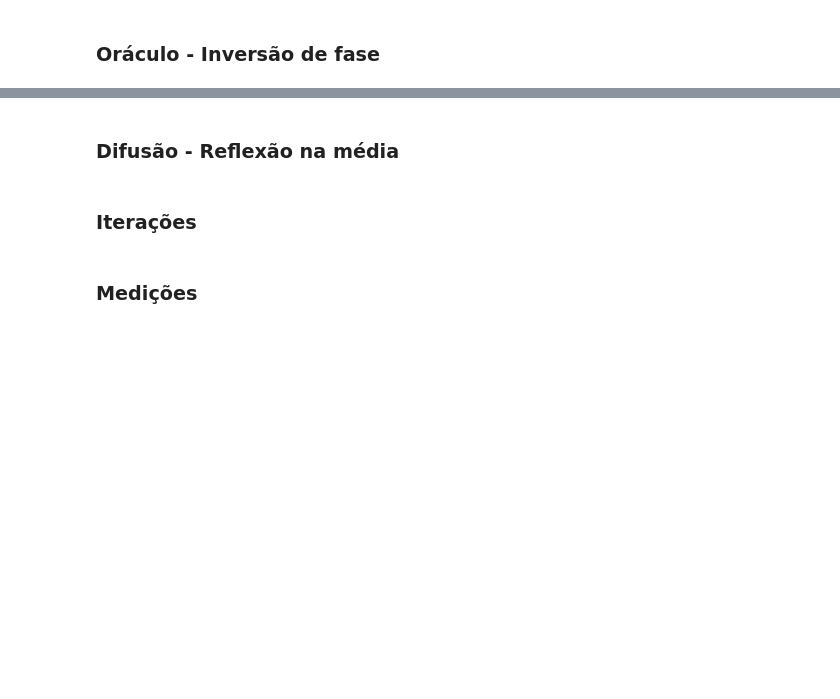
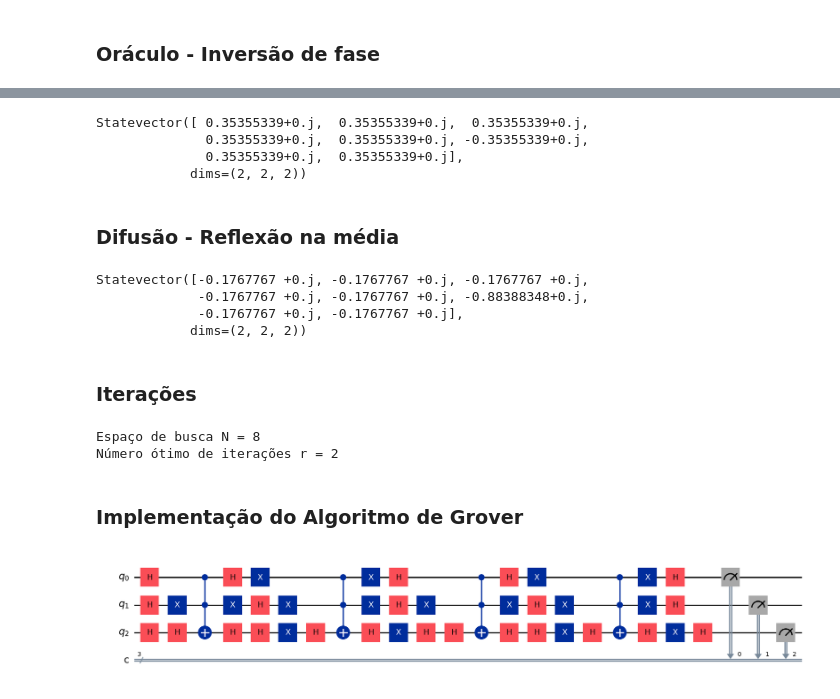
Before and after one commit to priscillalea/quantum-software.ipynb, a Jupyter notebook: quantum-associative-memory.ipynb, the cells around one changed output, grey strips where cells are left out. Saved outputs shown, nothing was run; the diff lists cells and outputs as text; code cells hidden in the pictures; blank space fills up the shorter version.

Commit message:
grover-completed

```diff
--- a/quantum-associative-memory.ipynb
+++ b/quantum-associative-memory.ipynb
@@ -39,6 +97,83 @@ qc.draw("mpl")
+# %%
+# o oráculo troca a fase do estado alvo, para que ele se destaque na interferência construtiva do algoritmo de Grover
+# Toffoli gate é uma operação multi-qubit que inverte o estado do qubit alvo apenas quando todos os qubits de controle estão em estado |1>
+def apply_oracle(qc, target):
+    n = len(target)
+    for i in range(n):
+        if target[i] == '0':  # se o bit do estado alvo for 0, aplicamos uma porta X para inverter o qubit porque o controle da porta Toffoli é ativado quando os qubits estão em estado |1>
+            qc.x(i) # aplica a porta X no qubit i para inverter seu estado, preparando-o para o controle da porta Toffoli
+    qc.h(n-1)  # aplica a porta Hadamard no último qubit para preparar para a porta de controle
+    qc.mcx(list(range(n-1)), n-1)  # aplica a porta Toffoli controlada por todos os qubits exceto o último
+    qc.h(n-1)  # aplica a porta Hadamard novamente para restaurar o estado do último qubit
+    for i in range(n):
+        if target[i] == '0':
+            qc.x(i)
+    return qc
+# %%
+# teste do oráculo para verificar se ele inverte a fase do estado alvo corretamente
+qc_test = create_base_circuit(n_qubits)
+qc_test = apply_hadamard_all(qc_test, n_qubits)
+qc_test = apply_oracle(qc_test, target_state)
+
+state = Statevector.from_instruction(qc_test)
+print(state)
+# %% [output]
+Statevector([ 0.35355339+0.j,  0.35355339+0.j,  0.35355339+0.j,
+              0.35355339+0.j,  0.35355339+0.j, -0.35355339+0.j,
+              0.35355339+0.j,  0.35355339+0.j],
+            dims=(2, 2, 2))
 # %% [markdown]
 ### Difusão - Reflexão na média
+# %%
+# Diffusion operator (inversão sobre a média) para amplificar a probabilidade do estado alvo
+def apply_diffusion(qc, n):
+    qc.h(range(n))  # aplica a porta Hadamard em todos os qubits para criar superposição
+    qc.x(range(n))  # aplica a porta X em todos os qubits para inverter seus estados
+    qc.h(n-1)       # aplica a porta Hadamard no último qubit para preparar para a porta de controle
+    qc.mcx(list(range(n-1)), n-1)  # aplica a porta Toffoli controlada por todos os qubits exceto o último
+    qc.h(n-1)       # aplica a porta Hadamard novamente para restaurar o estado do último qubit
+    qc.x(range(n))  # aplica a porta X novamente para restaurar os estados originais dos qubits
+    qc.h(range(n))  # aplica a porta Hadamard novamente para finalizar a inversão sobre a média
+    return qc
+# isso resulta em # D = H^{⊗n} X^{⊗n} MCZ X^{⊗n} H^{⊗n} onde ⊗ significa a aplicação da operação em todos os qubits, e MCZ é a porta de controle que inverte a fase do estado |11...1> (todos os qubits em estado |1>)
+# %%
+# teste do operador de difusão para verificar se ele amplifica a probabilidade do estado alvo corretamente
+qc_test = create_base_circuit(n_qubits)
+qc_test = apply_hadamard_all(qc_test, n_qubits)
+qc_test = apply_oracle(qc_test, target_state)
+qc_test = apply_diffusion(qc_test, n_qubits)
+
+state = Statevector.from_instruction(qc_test)
+print(state)
+# %% [output]
+Statevector([-0.1767767 +0.j, -0.1767767 +0.j, -0.1767767 +0.j,
+             -0.1767767 +0.j, -0.1767767 +0.j, -0.88388348+0.j,
+             -0.1767767 +0.j, -0.1767767 +0.j],
+            dims=(2, 2, 2))
 # %% [markdown]
 ### Iterações
+# %%
+# número ótimo de iterações r para maximizar a probabilidade de encontrar o estado alvo é aproximadamente π/4 * √N, onde N é o número total de estados possíveis (2^n_qubits)
+N = 2**n_qubits
+r = int(np.pi/4 * np.sqrt(N))
+
+print("Espaço de busca N =", N)
+print("Número ótimo de iterações r =", r)
+# %% [output]
+Espaço de busca N = 8
+Número ótimo de iterações r = 2
 # %% [markdown]
-### Medições
+### Implementação do Algoritmo de Grover
+# %%
+# construção completa
+qc = create_base_circuit(n_qubits) # cria o circuito base com n qubits e n bits clássicos
+qc = apply_hadamard_all(qc, n_qubits) # aplica a porta Hadamard em todos os qubits para criar superposição
+for _ in range(r): # loop para aplicar o oráculo e o operador de difusão
+    qc = apply_oracle(qc, target_state) # aplica o oráculo para inverter a fase do estado alvo
+    qc = apply_diffusion(qc, n_qubits) # aplica o operador de difusão para amplificar a probabilidade do estado alvo
+
+# medição
+qc.measure(range(n_qubits), range(n_qubits)) # mede todos os qubits e armazena os resultados nos bits clássicos correspondentes
+qc.draw("mpl")
+# %% [output]
+[figure, added]
```
Also changed, not shown: parts of 7 cells of this notebook.
